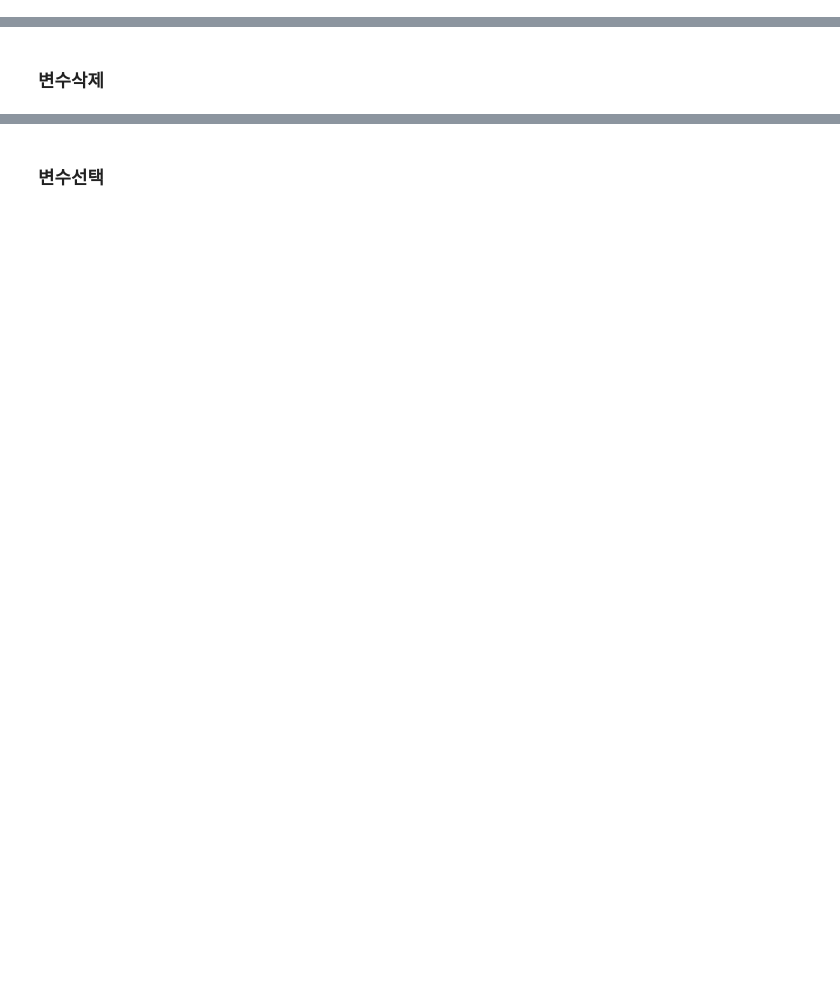
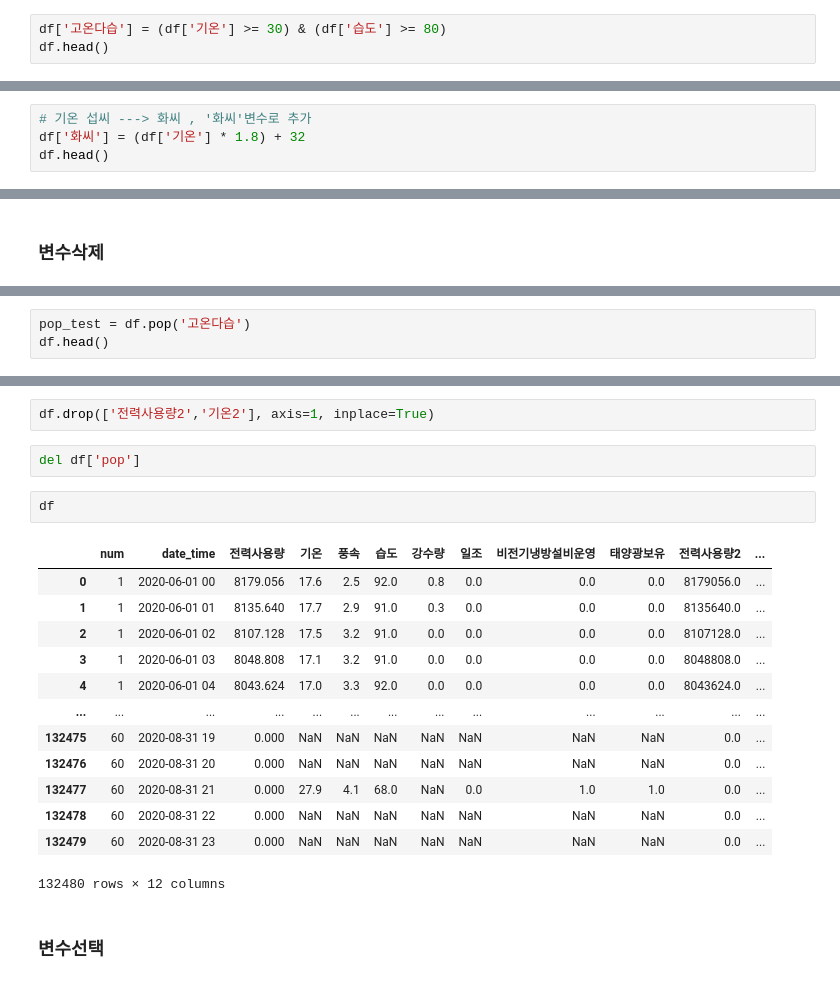
Before and after one commit to overgroove/samsung_ML, a Jupyter notebook: 03_package_pandas.ipynb, the cells around one changed output, grey strips where cells are left out. Drawn from its saved outputs; the diff is of its cells as text; blank space fills up the shorter version.

```diff
--- a/03_package_pandas.ipynb
+++ b/03_package_pandas.ipynb
@@ -905,0 +977,3 @@ True
+# %%
+df['고온다습'] = (df['기온'] >= 30) & (df['습도'] >= 80)
+df.head()
@@ -905,0 +987,4 @@ True
+# %%
+# 기온 섭씨 ---> 화씨 , '화씨'변수로 추가
+df['화씨'] = (df['기온'] * 1.8) + 32
+df.head()
@@ -921,0 +1010,3 @@ Name: 전력x30, Length: 132480, dtype: float64
+# %%
+pop_test = df.pop('고온다습')
+df.head()
@@ -922,2 +1020,22 @@ Name: 전력x30, Length: 132480, dtype: float64
+# %%
+df.drop(['전력사용량2','기온2'], axis=1, inplace=True)
+# %%
+del df['pop']
+# %%
+df
+# %% [output]
+|  | num | date_time | 전력사용량 | 기온 | 풍속 | 습도 | 강수량 | 일조 | 비전기냉방설비운영 | 태양광보유 | 전력사용량2 | ... |
+| 0 | 1 | 2020-06-01 00 | 8179.056 | 17.6 | 2.5 | 92.0 | 0.8 | 0.0 | 0.0 | 0.0 | 8179056.0 | ... |
+| 1 | 1 | 2020-06-01 01 | 8135.640 | 17.7 | 2.9 | 91.0 | 0.3 | 0.0 | 0.0 | 0.0 | 8135640.0 | ... |
+| 2 | 1 | 2020-06-01 02 | 8107.128 | 17.5 | 3.2 | 91.0 | 0.0 | 0.0 | 0.0 | 0.0 | 8107128.0 | ... |
+| 3 | 1 | 2020-06-01 03 | 8048.808 | 17.1 | 3.2 | 91.0 | 0.0 | 0.0 | 0.0 | 0.0 | 8048808.0 | ... |
+| 4 | 1 | 2020-06-01 04 | 8043.624 | 17.0 | 3.3 | 92.0 | 0.0 | 0.0 | 0.0 | 0.0 | 8043624.0 | ... |
+| ... | ... | ... | ... | ... | ... | ... | ... | ... | ... | ... | ... | ... |
+| 132475 | 60 | 2020-08-31 19 | 0.000 | NaN | NaN | NaN | NaN | NaN | NaN | NaN | 0.0 | ... |
+| 132476 | 60 | 2020-08-31 20 | 0.000 | NaN | NaN | NaN | NaN | NaN | NaN | NaN | 0.0 | ... |
+| 132477 | 60 | 2020-08-31 21 | 0.000 | 27.9 | 4.1 | 68.0 | NaN | 0.0 | 1.0 | 1.0 | 0.0 | ... |
+| 132478 | 60 | 2020-08-31 22 | 0.000 | NaN | NaN | NaN | NaN | NaN | NaN | NaN | 0.0 | ... |
+| 132479 | 60 | 2020-08-31 23 | 0.000 | NaN | NaN | NaN | NaN | NaN | NaN | NaN | 0.0 | ... |
+132480 rows × 12 columns
 # %% [markdown]
 ### 변수선택
```
Also changed, not shown: parts of 54 cells of this notebook.
